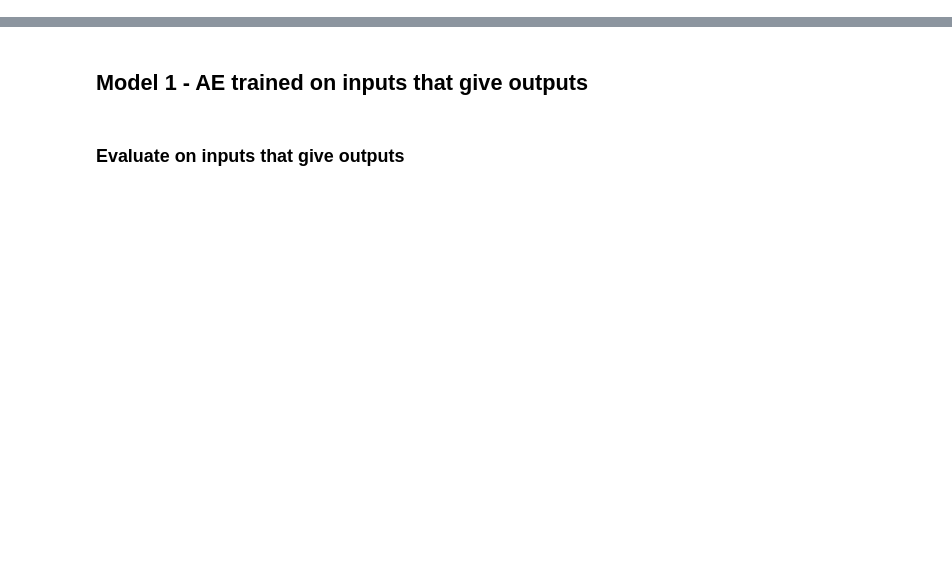
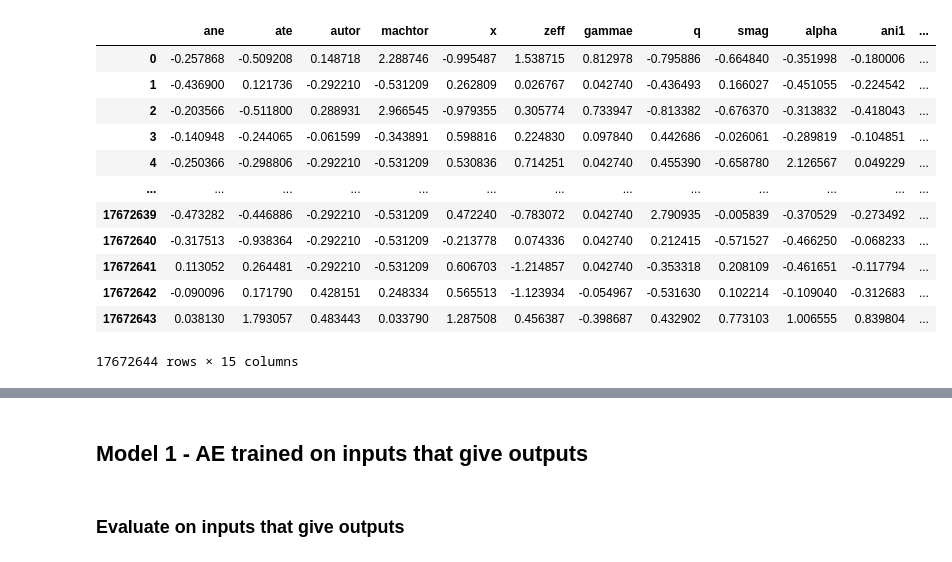
Before and after one commit to zcapjdb/UKAEAGroupProject, a Jupyter notebook: src/notebooks/AutoEncoderOutputs.ipynb, the cells around one changed output, grey strips where cells are left out. Drawn from its saved outputs; the diff is of its cells as text; code cells hidden in the pictures; blank space fills up the shorter version.

```diff
--- a/src/notebooks/AutoEncoderOutputs.ipynb
+++ b/src/notebooks/AutoEncoderOutputs.ipynb
@@ -16,0 +18,16 @@ from scripts.utils import train_keys, target_keys
+# %%
+df_train
+# %% [output]
+|  | ane | ate | autor | machtor | x | zeff | gammae | q | smag | alpha | ani1 | ... |
+| 0 | -0.257868 | -0.509208 | 0.148718 | 2.288746 | -0.995487 | 1.538715 | 0.812978 | -0.795886 | -0.664840 | -0.351998 | -0.180006 | ... |
+| 1 | -0.436900 | 0.121736 | -0.292210 | -0.531209 | 0.262809 | 0.026767 | 0.042740 | -0.436493 | 0.166027 | -0.451055 | -0.224542 | ... |
+| 2 | -0.203566 | -0.511800 | 0.288931 | 2.966545 | -0.979355 | 0.305774 | 0.733947 | -0.813382 | -0.676370 | -0.313832 | -0.418043 | ... |
+| 3 | -0.140948 | -0.244065 | -0.061599 | -0.343891 | 0.598816 | 0.224830 | 0.097840 | 0.442686 | -0.026061 | -0.289819 | -0.104851 | ... |
+| 4 | -0.250366 | -0.298806 | -0.292210 | -0.531209 | 0.530836 | 0.714251 | 0.042740 | 0.455390 | -0.658780 | 2.126567 | 0.049229 | ... |
+| ... | ... | ... | ... | ... | ... | ... | ... | ... | ... | ... | ... | ... |
+| 17672639 | -0.473282 | -0.446886 | -0.292210 | -0.531209 | 0.472240 | -0.783072 | 0.042740 | 2.790935 | -0.005839 | -0.370529 | -0.273492 | ... |
+| 17672640 | -0.317513 | -0.938364 | -0.292210 | -0.531209 | -0.213778 | 0.074336 | 0.042740 | 0.212415 | -0.571527 | -0.466250 | -0.068233 | ... |
+| 17672641 | 0.113052 | 0.264481 | -0.292210 | -0.531209 | 0.606703 | -1.214857 | 0.042740 | -0.353318 | 0.208109 | -0.461651 | -0.117794 | ... |
+| 17672642 | -0.090096 | 0.171790 | 0.428151 | 0.248334 | 0.565513 | -1.123934 | -0.054967 | -0.531630 | 0.102214 | -0.109040 | -0.312683 | ... |
+| 17672643 | 0.038130 | 1.793057 | 0.483443 | 0.033790 | 1.287508 | 0.456387 | -0.398687 | 0.432902 | 0.773103 | 1.006555 | 0.839804 | ... |
+17672644 rows × 15 columns
```
Also changed, not shown: parts of 25 cells of this notebook, 3 other files.
